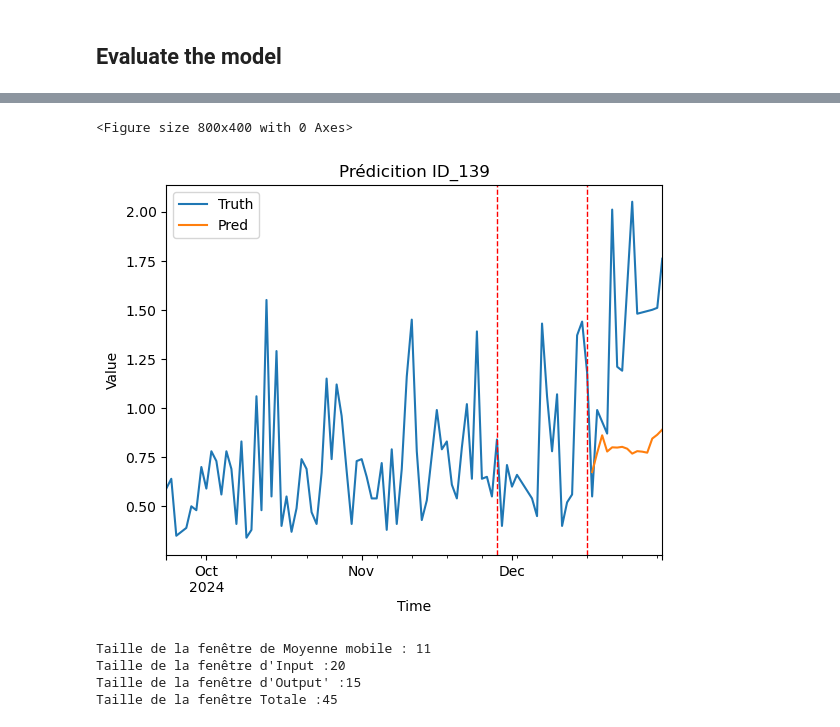
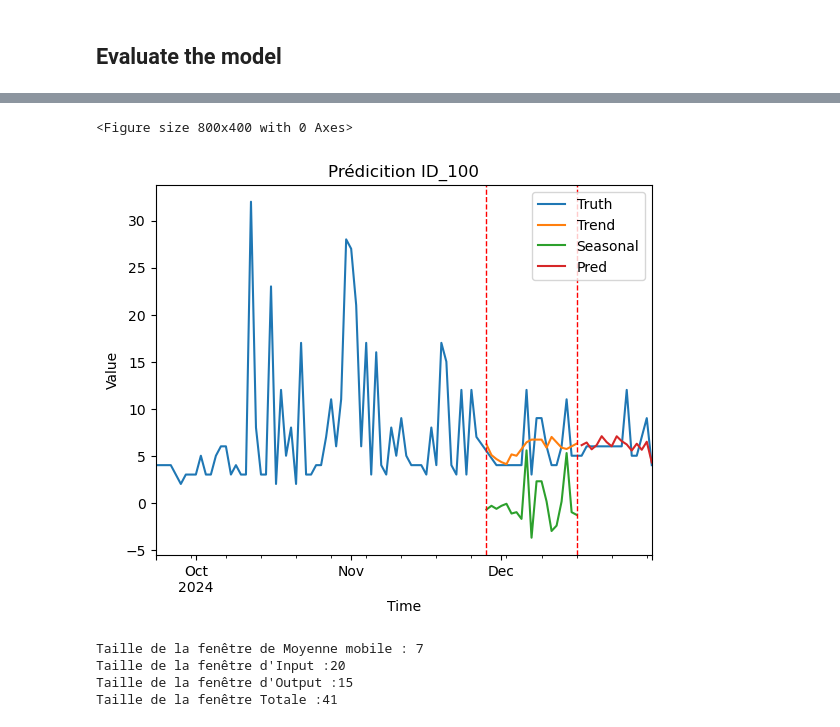
Before and after one commit to montagneForEver/ML_consommation_eau, a Jupyter notebook: DLinear.ipynb, the cells around one changed output, grey strips where cells are left out. Saved outputs shown, nothing was run; the diff lists cells and outputs as text; code cells hidden in the pictures.

Commit message:
DLinear finished

```diff
--- a/DLinear.ipynb
+++ b/DLinear.ipynb
@@ -237,6 +253,9 @@ class DLinearDataset(Dataset):
         'input_window':self.ds[idx:idx+self.moving_avg_window+self.windows_batch_size-1],
         'inference_windows_batch_size':self.ds[idx+self.moving_avg_window+self.windows_batch_size-1:idx+self.total_window],
         'total_window':self.ds[idx:idx+self.total_window],}
+# %%
+# création du dataset
+DLDS=DLinearDataset(data_resampled)
 # %% [markdown]
 ## Création de la classe DLinear
 # %%
@@ -327,6 +348,6 @@ params={
 # %%
-# exemple d'utilisation
-DLDS=DLinearDataset(data_resampled,
+# set params of dataset
+DLDS.set_params(
                 params['moving_avg_window'],
                 params['windows_batch_size'],
                 params['inference_windows_batch_size'],
@@ -392,7 +413,7 @@ device = torch.device('cuda' if torch.cuda.is_available() else 'cpu')
 model = model.to(device)
 # %%
 # Training loop
-num_epochs = 50
+num_epochs = params['num_epochs']
 
 for epoch in range(num_epochs):
     model.train() # Enable training mode
@@ -454,8 +475,8 @@ Test RMSE : 7.3
 Test Moyenne : 12.1
 # %%
-def impression(idx:int, horizon:int, model=model, dataset=DLDS):
+def impression(unique_id:int, horizon:int=365, model=model, dataset=DLDS):
     '''
-    Plot sur un horizon les données Truth et la prédiction pour le libelle d'index idx
+    Plot sur un horizon les données Truth et la prédiction pour le libelle d'index unique_id
     encadre la fenetre de backcast
     '''
     assert horizon > dataset.total_window, "L'horizon doit etre supérieur à la fenetre d'inférence du modèle"
@@ -464,11 +485,15 @@ def impression(idx:int, horizon:int, model=model, dataset=DLDS):
     device = next(model.parameters()).device
 
     # Récupérer le nom du libelle spécifique
-    libelle_name=dataset.id_name[idx]
+    libelle_name=dataset.id_name[unique_id]
 
     # récupération du signal original
-    data = dataset.data
-    df=pd.DataFrame(data[:,idx], index=dataset.ds, columns=['Truth']).iloc[-horizon:]
+    data = dataset.data[:,unique_id]
+    N=dataset.moving_avg_window
+    trend=np.convolve(data, np.ones(N)/N, mode='same')
+    seasonal = data-trend
+
+    df=pd.DataFrame({'Truth':data, 'Trend':trend, 'Seasonal':seasonal}, index=dataset.ds).iloc[-horizon:]
 
     # Inférence sur la fin de courbe
     last_idx = len(dataset) - 1 # dernier indice du dataset
@@ -479,10 +504,12 @@ def impression(idx:int, horizon:int, model=model, dataset=DLDS):
     model.eval()
     with torch.no_grad():
         output = model(input_tensor)
-    y_pred = output[0, idx].cpu().numpy()
+    y_pred = output[0, unique_id].cpu().numpy()
 
 
     df_pred=pd.DataFrame(y_pred, index=dates_dict['inference_windows_batch_size'], columns=['Pred'])
+    mask = ~np.isin(df.index,dates_dict['windows_batch_size'])
+    df.loc[mask,['Trend','Seasonal']]=np.nan
 
     #--impression--
     # figure
@@ -510,11 +537,11 @@ def impression(idx:int, horizon:int, model=model, dataset=DLDS):
         sep='\n',
         )
 # %%
-impression(30,100)
+impression(2,100)
 # %% [output]
 <Figure size 800x400 with 0 Axes>
-[figure, old version]
+[figure, new version]
-Taille de la fenêtre de Moyenne mobile : 11
+Taille de la fenêtre de Moyenne mobile : 7
 Taille de la fenêtre d'Input :20
-Taille de la fenêtre d'Output' :15
-Taille de la fenêtre Totale :45
+Taille de la fenêtre d'Output :15
+Taille de la fenêtre Totale :41
```
Also changed, not shown: parts of 12 cells of this notebook.
